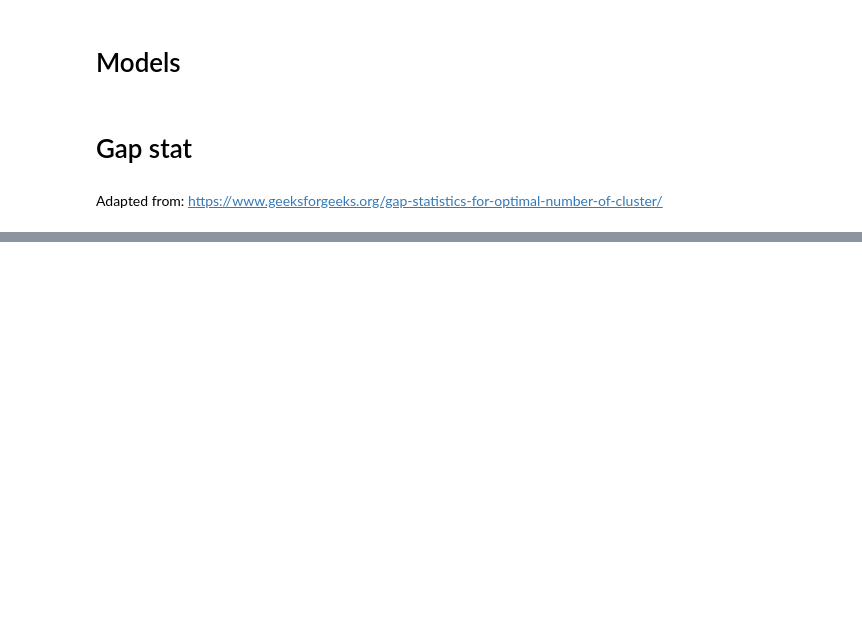
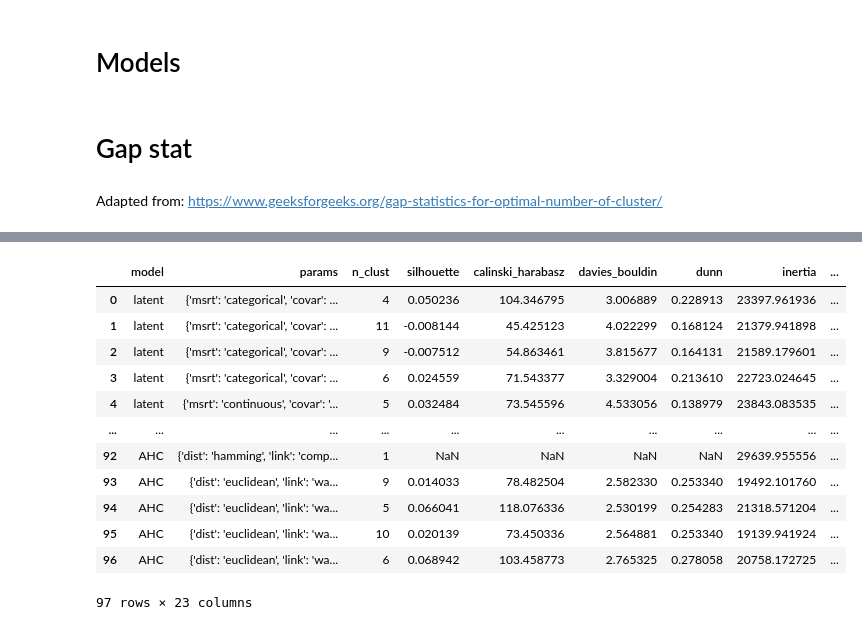
Before and after one commit to florianezanella/projet-SDS, a Jupyter notebook: gap_stat.ipynb, the cells around one changed output, grey strips where cells are left out. Saved outputs shown, nothing was run; the diff lists cells and outputs as text; code cells hidden in the pictures; blank space fills up the shorter version.

```diff
--- a/gap_stat.ipynb
+++ b/gap_stat.ipynb
@@ -576,8 +549,10 @@ grid = [
     for param_values in params[model]
 ]
 # %%
+# Compute gap values for all models
 results = Parallel(n_jobs=max_threads)(
-    delayed(compute_gap_statistic)(data_n, iters=5, model=model, params=config)
+    delayed(compute_gap_statistic)(data_n, iters=2, model=model, params=config)
     for model, config in grid
 )
+
 gap_values = pd.concat(results).reset_index(drop=True)
@@ -739,0 +607,53 @@ def compute_gap_statistic(data, n_min, n_max, iters, model, params):
+# %%
+# Find best n
+for model, config in grid:
+    for index in CVI:
+        best_n = get_best_gap(model, config, index)
+
+        # Check if a best value has been identified
+        if best_n != 'none':
+            row_id = ((candidate_models['model'] == model) &
+                      (candidate_models['params'] == config) &
+                      (candidate_models['n_clust'] == best_n))
+
+            # Check if the corresponding row exists in the df
+            if candidate_models[row_id].empty:
+
+                model_id = ((all_models['model'] == model) &
+                           (all_models['params'] == dict_to_strg(config)) &
+                           (all_models['n_clust'] == best_n))
+
+                new_row = {
+                    'model': model,
+                    'params': config,
+                    'n_clust': best_n,
+                    'silhouette': all_models.loc[model_id, 'silhouette'].values[0],
+                    'calinski_harabasz': all_models.loc[model_id, 'calinski_harabasz'].values[0],
+                    'davies_bouldin': all_models.loc[model_id, 'davies_bouldin'].values[0],
+                    'dunn': all_models.loc[model_id, 'dunn'].values[0],
+                    'inertia': all_models.loc[model_id, 'inertia'].values[0],
+                    f'{index}_gap': 1
+                }
+
+                new_row = pd.DataFrame([new_row])
+                candidate_models = pd.concat([candidate_models, new_row], ignore_index=True)
+
+            # Otherwise, update the existing row
+            else:
+                candidate_models.loc[row_id, f'{index}_gap'] = 1
+# %%
+candidate_models
+# %% [output]
+|  | model | params | n_clust | silhouette | calinski_harabasz | davies_bouldin | dunn | inertia | ... |
+| 0 | latent | {'msrt': 'categorical', 'covar': ... | 4 | 0.050236 | 104.346795 | 3.006889 | 0.228913 | 23397.961936 | ... |
+| 1 | latent | {'msrt': 'categorical', 'covar': ... | 11 | -0.008144 | 45.425123 | 4.022299 | 0.168124 | 21379.941898 | ... |
+| 2 | latent | {'msrt': 'categorical', 'covar': ... | 9 | -0.007512 | 54.863461 | 3.815677 | 0.164131 | 21589.179601 | ... |
+| 3 | latent | {'msrt': 'categorical', 'covar': ... | 6 | 0.024559 | 71.543377 | 3.329004 | 0.213610 | 22723.024645 | ... |
+| 4 | latent | {'msrt': 'continuous', 'covar': '... | 5 | 0.032484 | 73.545596 | 4.533056 | 0.138979 | 23843.083535 | ... |
+| ... | ... | ... | ... | ... | ... | ... | ... | ... | ... |
+| 92 | AHC | {'dist': 'hamming', 'link': 'comp... | 1 | NaN | NaN | NaN | NaN | 29639.955556 | ... |
+| 93 | AHC | {'dist': 'euclidean', 'link': 'wa... | 9 | 0.014033 | 78.482504 | 2.582330 | 0.253340 | 19492.101760 | ... |
+| 94 | AHC | {'dist': 'euclidean', 'link': 'wa... | 5 | 0.066041 | 118.076336 | 2.530199 | 0.254283 | 21318.571204 | ... |
+| 95 | AHC | {'dist': 'euclidean', 'link': 'wa... | 10 | 0.020139 | 73.450336 | 2.564881 | 0.253340 | 19139.941924 | ... |
+| 96 | AHC | {'dist': 'euclidean', 'link': 'wa... | 6 | 0.068942 | 103.458773 | 2.765325 | 0.278058 | 20758.172725 | ... |
+97 rows × 23 columns
```
Also changed, not shown: parts of 22 cells of this notebook.
